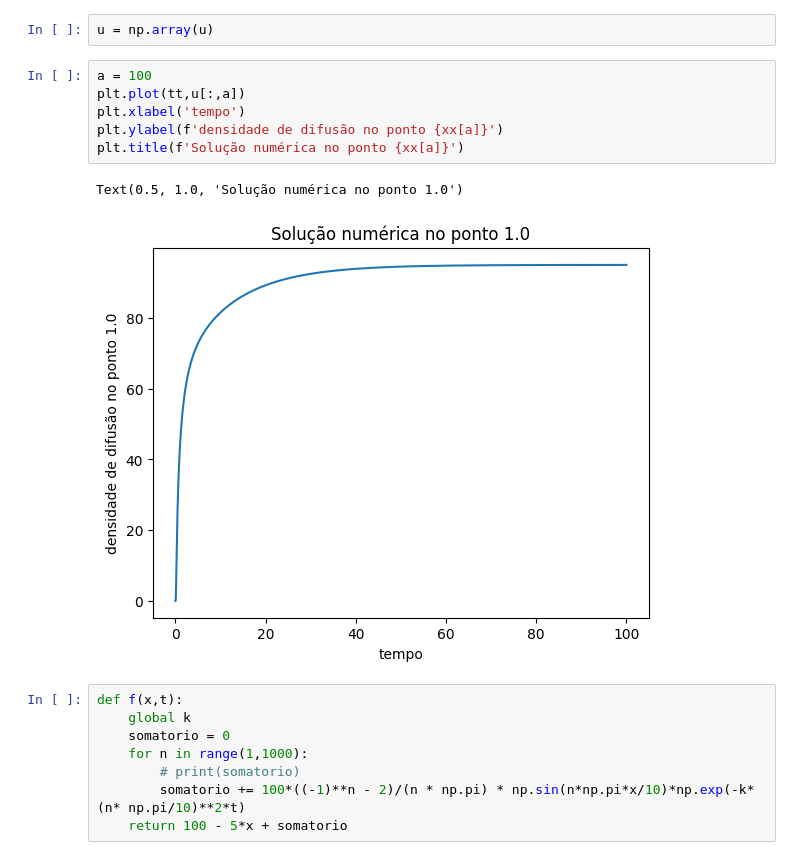
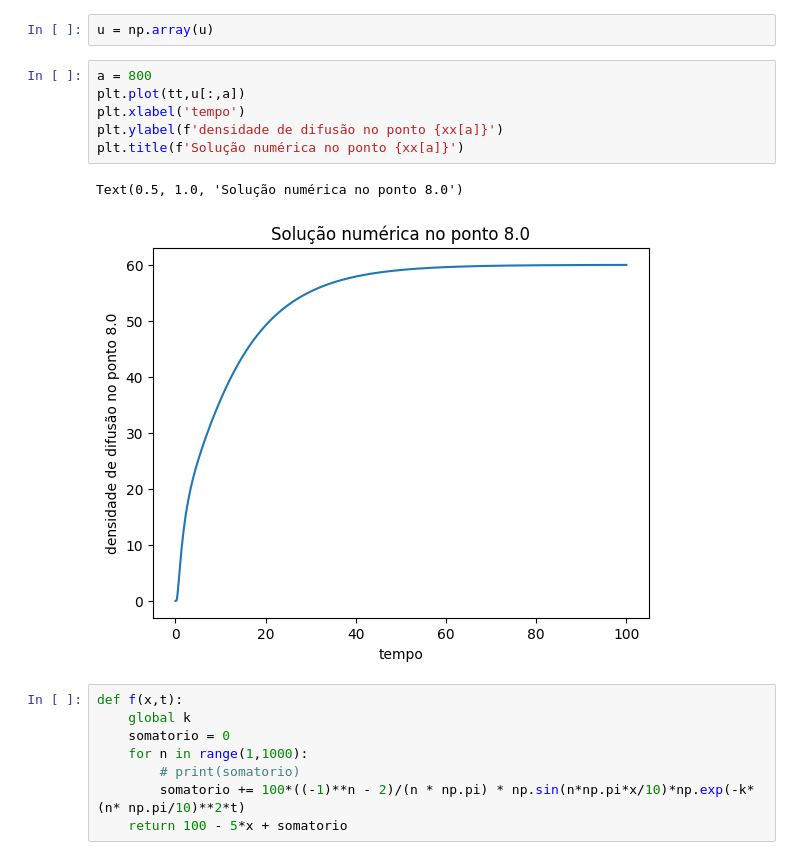
Before and after one commit to mickpires/diffusion, a Jupyter notebook: método de cranknicolson.ipynb, the cells around one changed output. Saved outputs shown, nothing was run; the diff lists cells and outputs as text.

```diff
--- a/método de cranknicolson.ipynb
+++ b/método de cranknicolson.ipynb
@@ -37,14 +37,14 @@ for _ in np.arange(0,tempo_final,Δt):
 # %%
 u = np.array(u)
 # %%
-a = 100
+a = 800
 plt.plot(tt,u[:,a])
 plt.xlabel('tempo')
 plt.ylabel(f'densidade de difusão no ponto {xx[a]}')
 plt.title(f'Solução numérica no ponto {xx[a]}')
 # %% [output]
-Text(0.5, 1.0, 'Solução numérica no ponto 1.0')
+Text(0.5, 1.0, 'Solução numérica no ponto 8.0')
-[figure, old version]
+[figure, new version]
 # %%
 def f(x,t):
     global k
```
Also changed, not shown: parts of 4 cells of this notebook, 1 other file.
